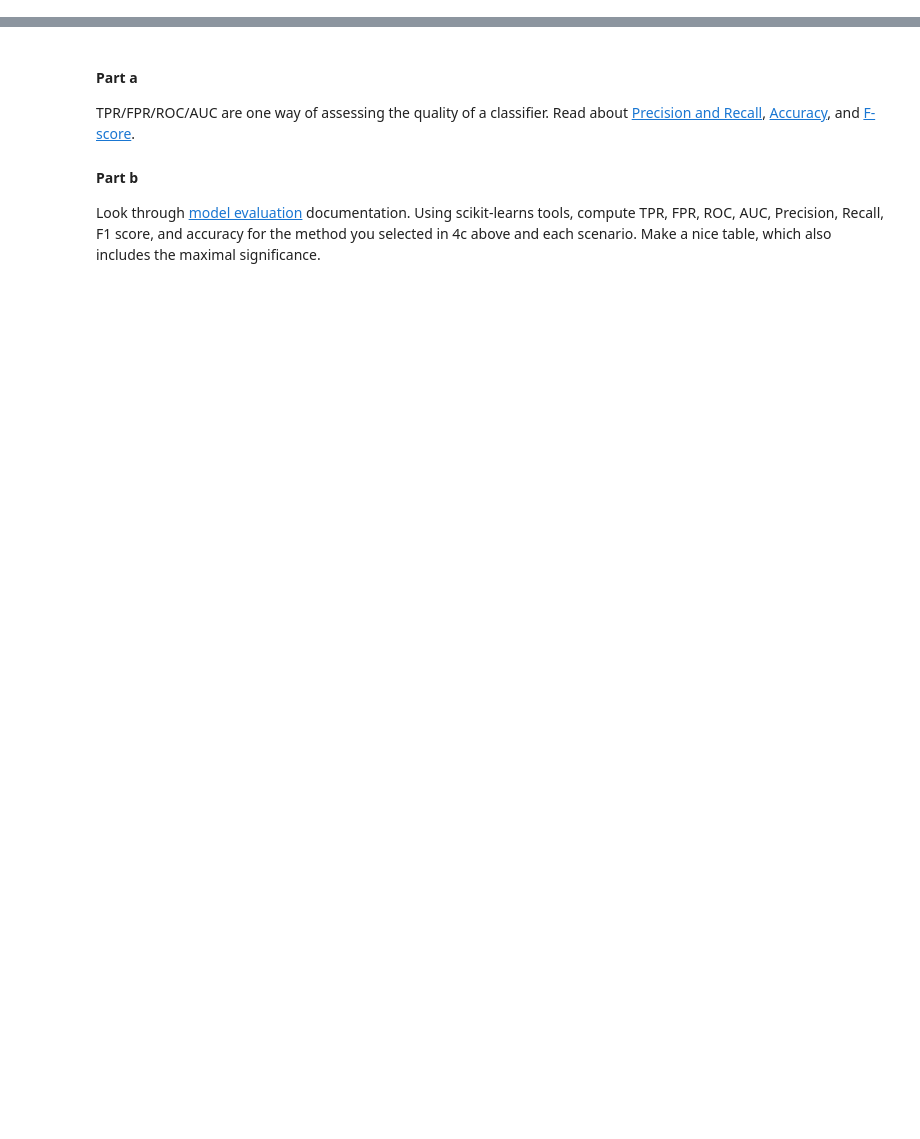
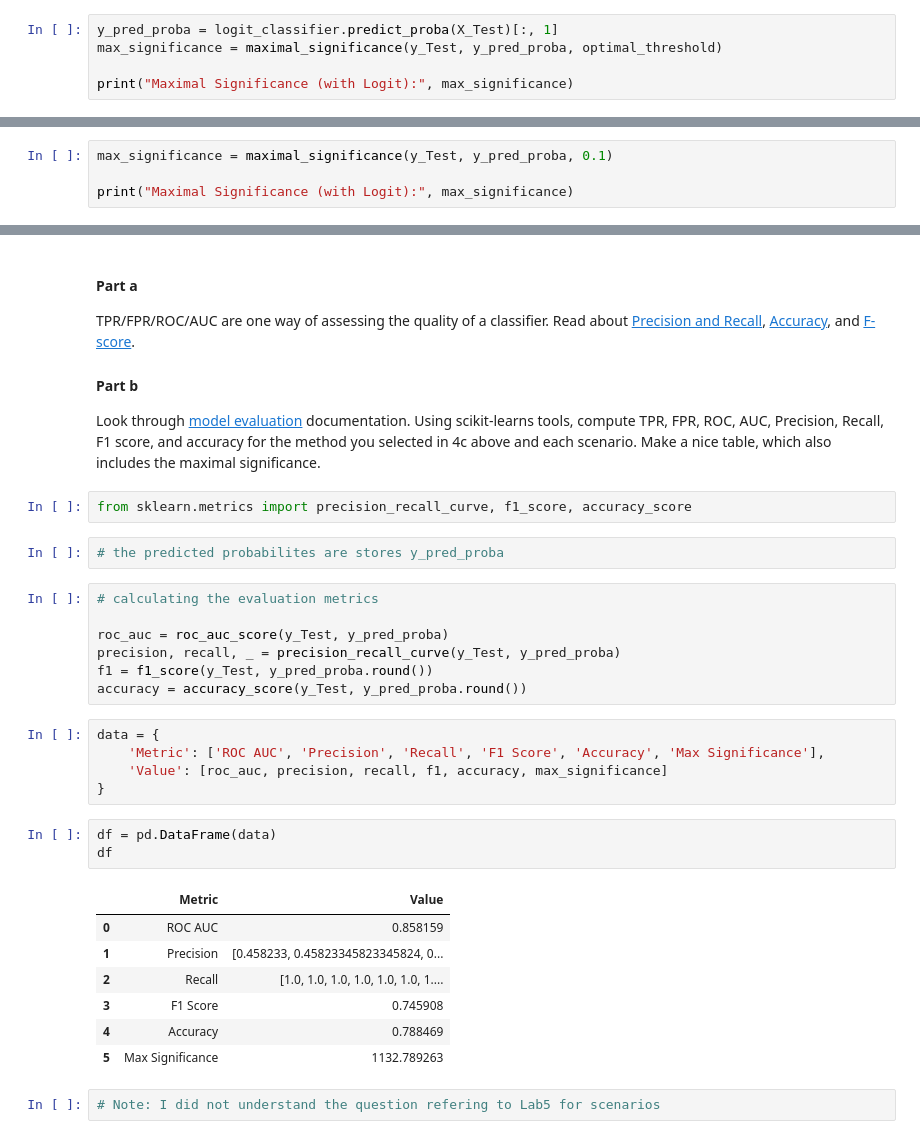
Before and after one commit to Muaaz-F/DATA3402.Spring.2024, a Jupyter notebook: Labs/Lab.8/Lab.8.Solution.ipynb, the cells around one changed output, grey strips where cells are left out. Drawn from its saved outputs; the diff is of its cells as text; blank space fills up the shorter version.

```diff
--- a/Labs/Lab.8/Lab.8.Solution.ipynb
+++ b/Labs/Lab.8/Lab.8.Solution.ipynb
@@ -282,0 +306,5 @@ compare_classifiers(classifiers, X_Train, y_Train, X_Test, y_Test)
+# %%
+y_pred_proba = logit_classifier.predict_proba(X_Test)[:, 1]
+max_significance = maximal_significance(y_Test, y_pred_proba, optimal_threshold)
+
+print("Maximal Significance (with Logit):", max_significance)
@@ -282,0 +315,4 @@ compare_classifiers(classifiers, X_Train, y_Train, X_Test, y_Test)
+# %%
+max_significance = maximal_significance(y_Test, y_pred_proba, 0.1)
+
+print("Maximal Significance (with Logit):", max_significance)
@@ -303,3 +345,32 @@ TPR/FPR/ROC/AUC are one way of assessing the quality of a classifier. Read about
 
 #### Part b
 Look through [model evaluation](https://scikit-learn.org/stable/modules/model_evaluation.html#) documentation. Using scikit-learns tools, compute TPR, FPR, ROC, AUC, Precision, Recall, F1 score, and accuracy for the method you selected in 4c above and each scenario. Make a nice table, which also includes the maximal significance.
+# %%
+from sklearn.metrics import precision_recall_curve, f1_score, accuracy_score
+# %%
+# the predicted probabilites are stores y_pred_proba
+# %%
+# calculating the evaluation metrics
+
+roc_auc = roc_auc_score(y_Test, y_pred_proba)
+precision, recall, _ = precision_recall_curve(y_Test, y_pred_proba)
+f1 = f1_score(y_Test, y_pred_proba.round())
+accuracy = accuracy_score(y_Test, y_pred_proba.round())
+# %%
+data = {
+    'Metric': ['ROC AUC', 'Precision', 'Recall', 'F1 Score', 'Accuracy', 'Max Significance'],
+    'Value': [roc_auc, precision, recall, f1, accuracy, max_significance]
+}
+# %%
+df = pd.DataFrame(data)
+df
+# %% [output]
+|  | Metric | Value |
+| 0 | ROC AUC | 0.858159 |
+| 1 | Precision | [0.458233, 0.45823345823345824, 0... |
+| 2 | Recall | [1.0, 1.0, 1.0, 1.0, 1.0, 1.0, 1.... |
+| 3 | F1 Score | 0.745908 |
+| 4 | Accuracy | 0.788469 |
+| 5 | Max Significance | 1132.789263 |
+# %%
+# Note: I did not understand the question refering to Lab5 for scenarios
```
Also changed, not shown: parts of 8 cells of this notebook.
